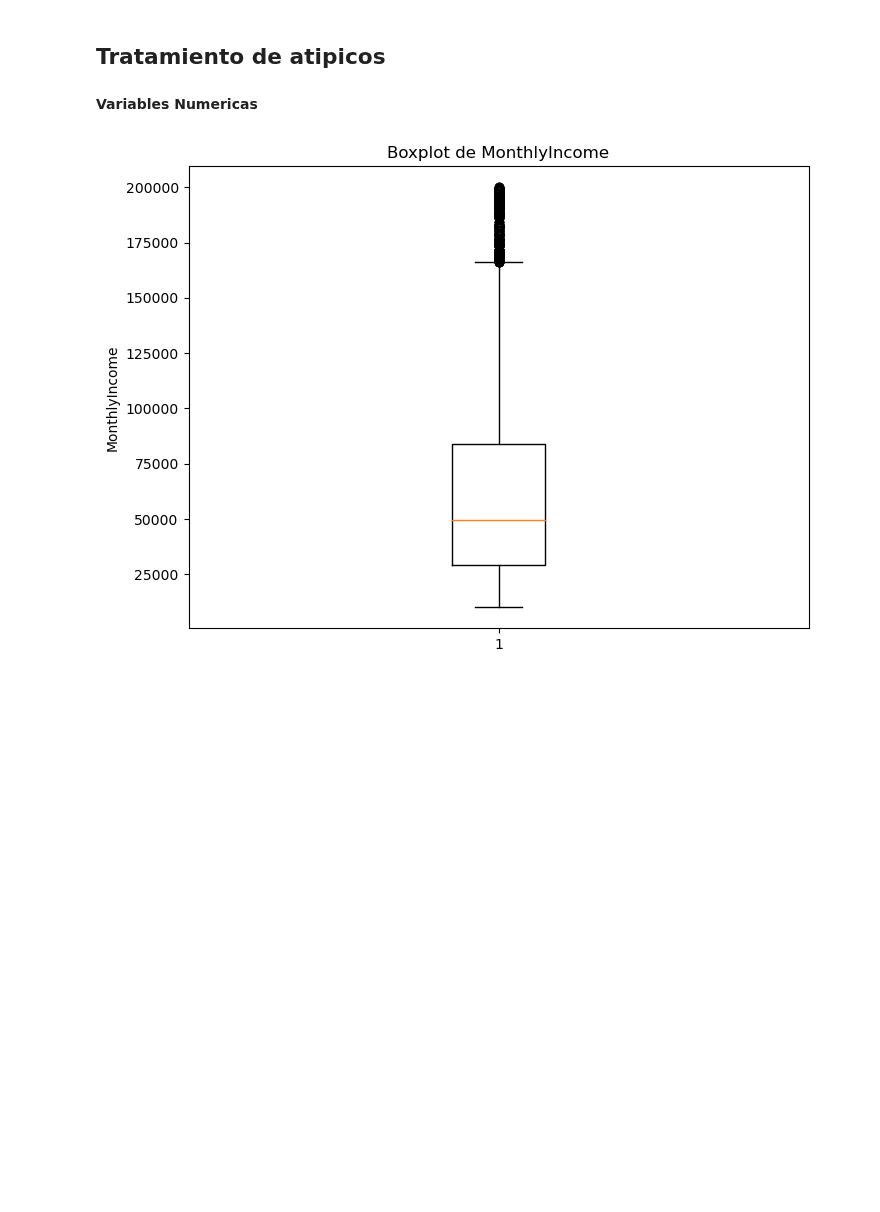
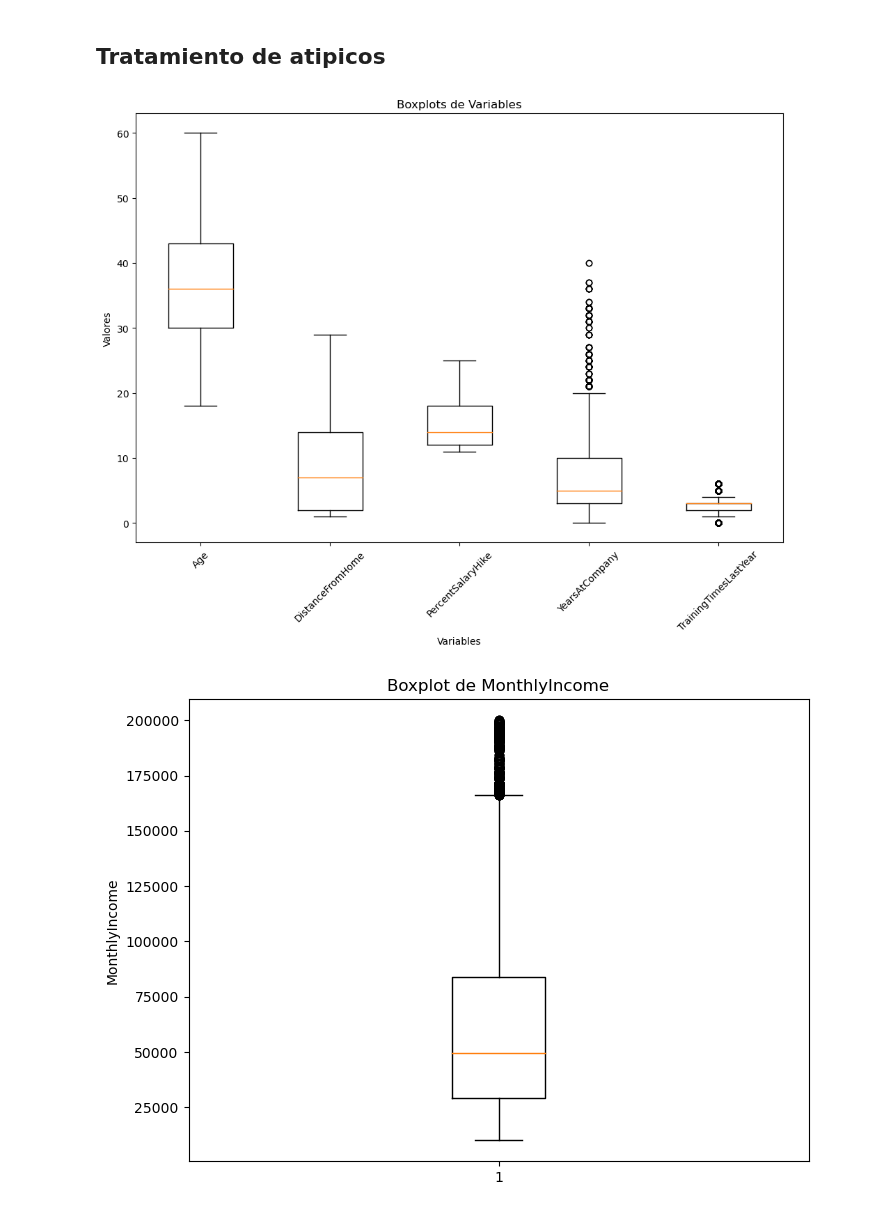
Before and after one commit to andressj1/A-RH, a Jupyter notebook: d_limpieza y transforación.ipynb, the cells around one changed output. Saved outputs shown, nothing was run; the diff lists cells and outputs as text; code cells hidden in the pictures; blank space fills up the shorter version.

```diff
--- a/d_limpieza y transforación.ipynb
+++ b/d_limpieza y transforación.ipynb
@@ -24,5 +22,27 @@ df.drop(["resignationReason"], axis=1, inplace=True)
 # %% [markdown]
 ## **Tratamiento de atipicos**
-# %% [markdown]
-**Variables Numericas**
+# %%
+#Caja de bigotes de las variables numericas, menos salario
+
+variables = ['Age', 'DistanceFromHome', 'PercentSalaryHike',
+             'YearsAtCompany', 'TrainingTimesLastYear']
+
+# Crear la figura y los ejes
+fig, ax = plt.subplots(figsize=(12, 8))
+
+# Crear los boxplots
+ax.boxplot(df[variables].values, labels=variables)
+
+# Configurar el título y las etiquetas
+ax.set_title('Boxplots de Variables')
+ax.set_xlabel('Variables')
+ax.set_ylabel('Valores')
+
+# Rotar las etiquetas del eje x para una mejor visualización
+plt.xticks(rotation=45)
+
+# Mostrar la imagen
+plt.show()
+# %% [output]
+[figure, added]
 # %%
```
Also changed, not shown: parts of 15 cells of this notebook.
